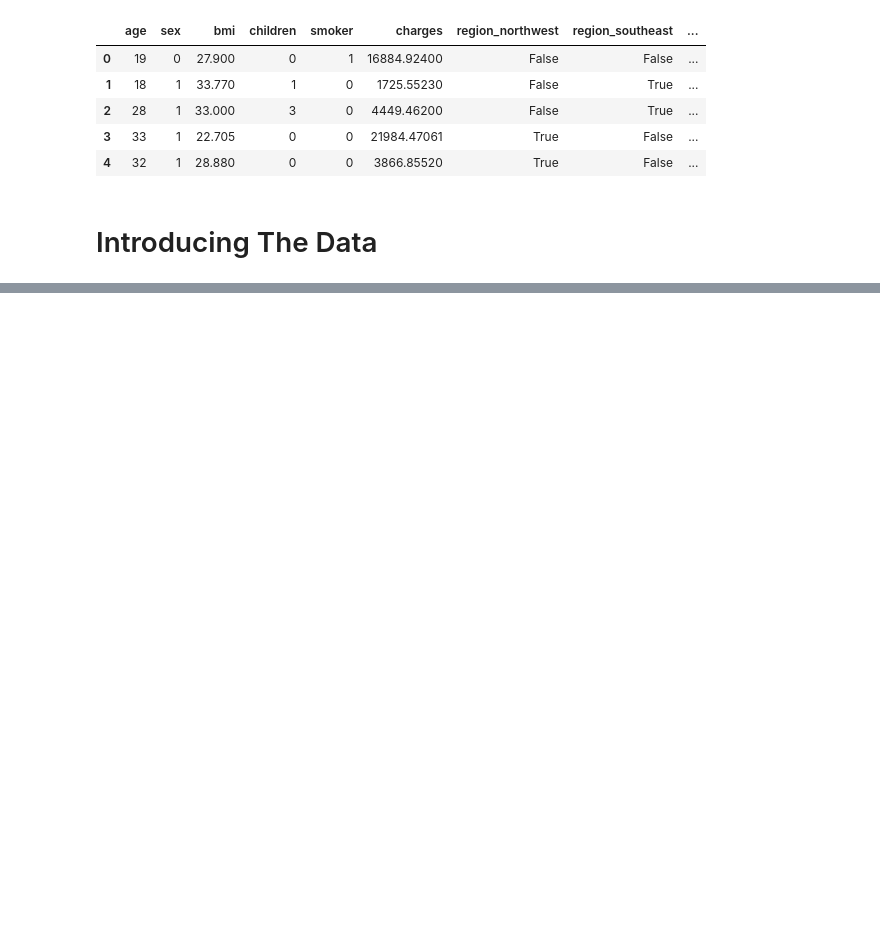
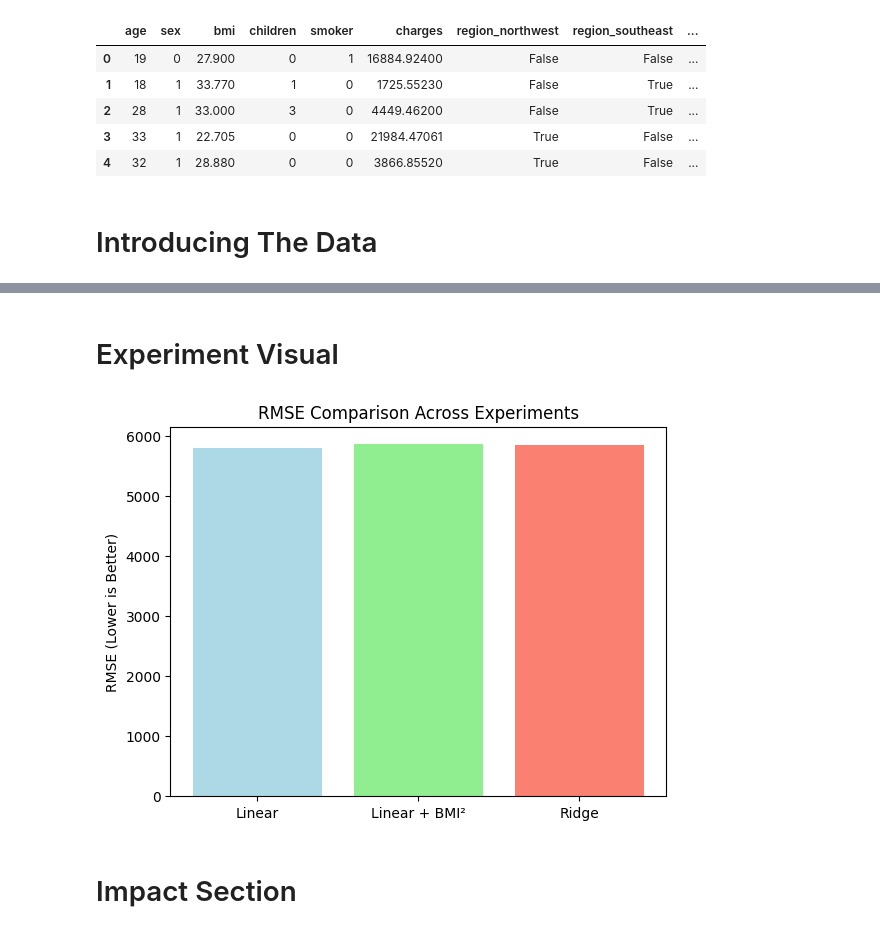
Before and after one commit to jess11233/ITCS3162, a Jupyter notebook: ProjectThreeVisual.ipynb, the cells around one changed output, grey strips where cells are left out. Cells and saved outputs as stored; diff of their text form; code cells hidden in the pictures; blank space fills up the shorter version.

```diff
--- a/ProjectThreeVisual.ipynb
+++ b/ProjectThreeVisual.ipynb
@@ -160,0 +154,23 @@ Feature Coefficients:
+# %%
+table1['bmi_squared'] = table1['bmi'] ** 2
+
+X2 = table1.drop('charges', axis=1)
+y2 = table1['charges']
+
+X_train2, X_test2, y_train2, y_test2 = train_test_split(X2, y2, test_size=0.2, random_state=42)
+
+scaler2 = StandardScaler()
+X_train2_scaled = scaler2.fit_transform(X_train2)
+X_test2_scaled = scaler2.transform(X_test2)
+
+model2 = LinearRegression()
+model2.fit(X_train2_scaled, y_train2)
+
+y_pred2 = model2.predict(X_test2_scaled)
+
+rmse2 = np.sqrt(mean_squared_error(y_test2, y_pred2))
+r2_2 = r2_score(y_test2, y_pred2)
+
+print("Experiment 2: Linear Regression with BMI²")
+print(f"RMSE: {rmse2:.2f}")
+print(f"R² Score: {r2_2:.2f}")
@@ -160,0 +201,14 @@ Feature Coefficients:
+# %% [markdown]
+# Experiment Visual
+# %%
+experiments = ['Linear', 'Linear + BMI²', 'Ridge']
+rmse_values = [rmse1, rmse2, rmse_ridge]
+
+plt.bar(experiments, rmse_values, color=['lightblue', 'lightgreen', 'salmon'])
+plt.title('RMSE Comparison Across Experiments')
+plt.ylabel('RMSE (Lower is Better)')
+plt.show()
+# %% [output]
+[figure, added]
+# %% [markdown]
+# Impact Section
```
Also changed, not shown: parts of 24 cells of this notebook.
